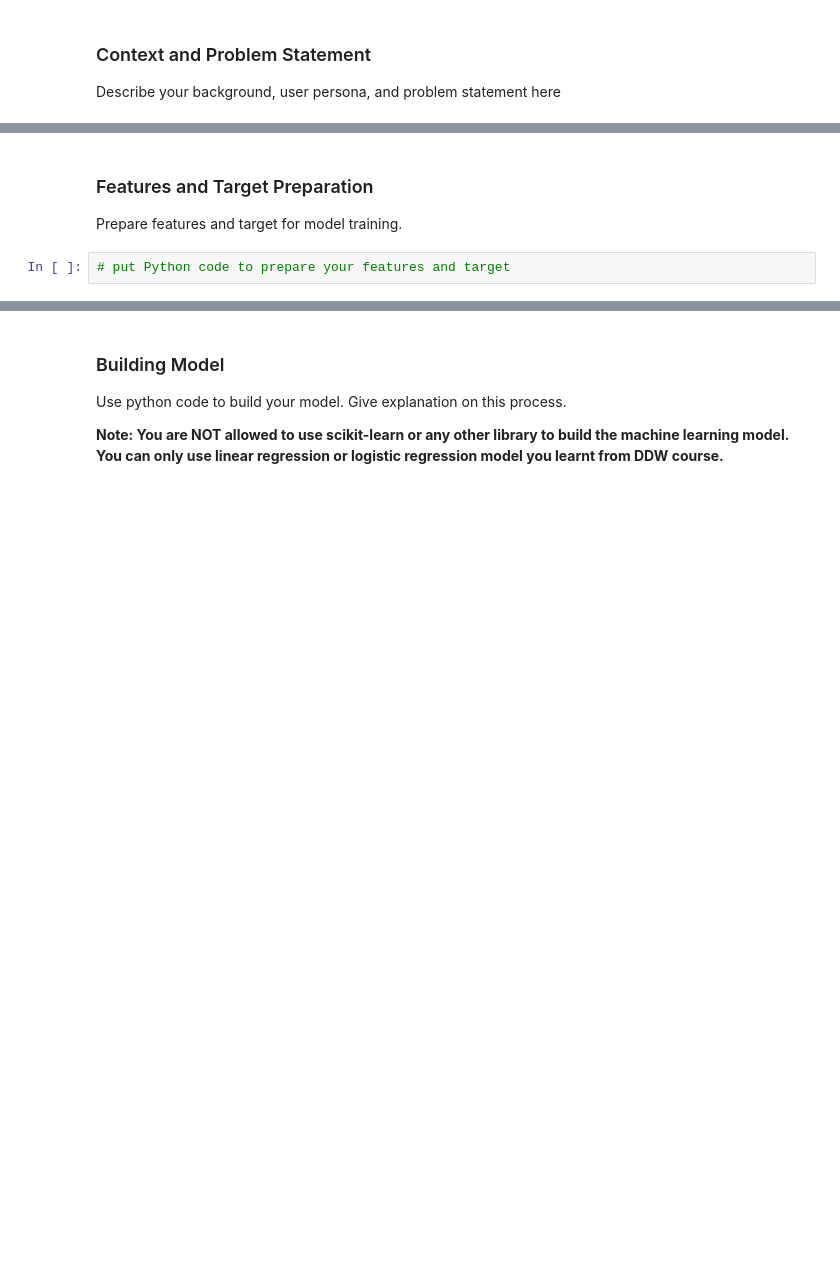
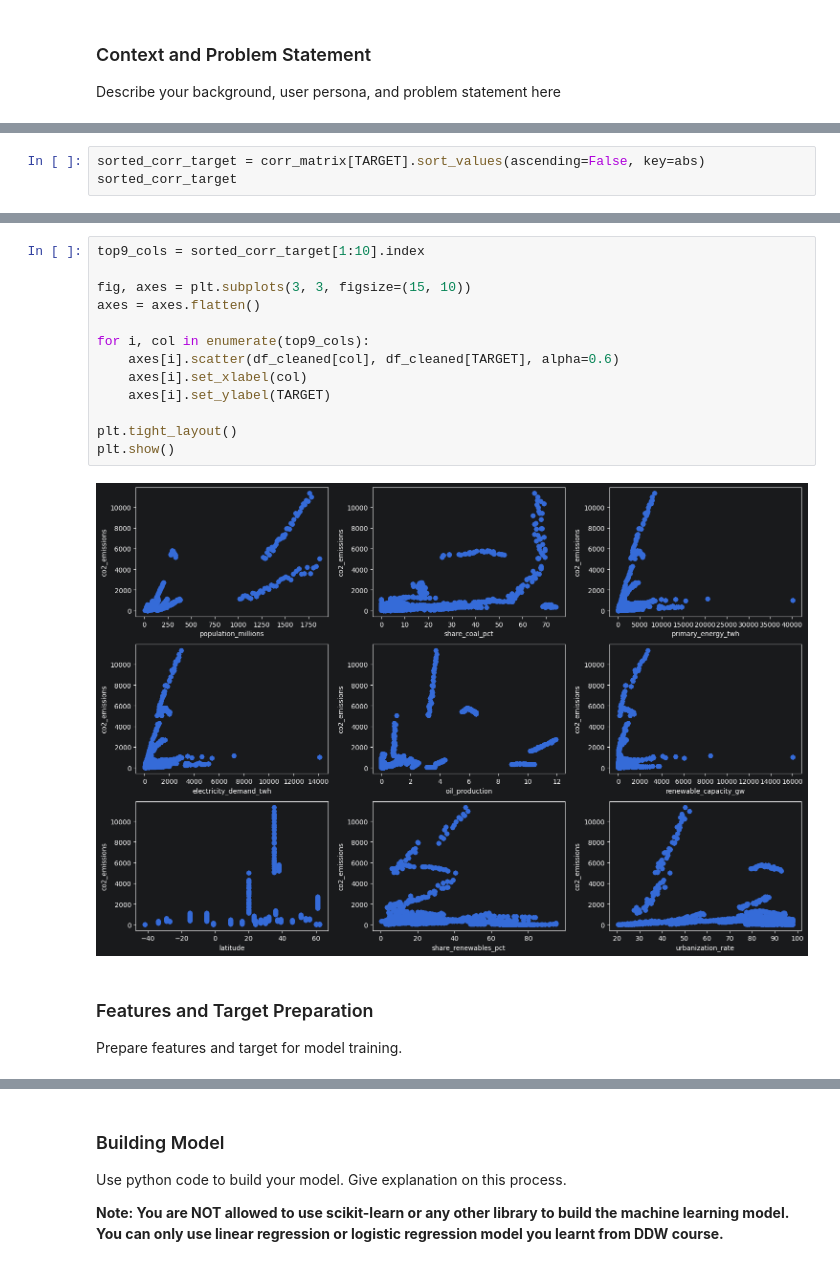
Before and after one commit to jaredliw/dtp3, a Jupyter notebook: model.ipynb, the cells around one changed output, grey strips where cells are left out. Drawn from its saved outputs; the diff is of its cells as text; blank space fills up the shorter version.

```diff
--- a/model.ipynb
+++ b/model.ipynb
@@ -46,0 +136,3 @@ Use python code to:
+# %%
+sorted_corr_target = corr_matrix[TARGET].sort_values(ascending=False, key=abs)
+sorted_corr_target
@@ -47,6 +157,19 @@ Use python code to:
+# %%
+top9_cols = sorted_corr_target[1:10].index
+
+fig, axes = plt.subplots(3, 3, figsize=(15, 10))
+axes = axes.flatten()
+
+for i, col in enumerate(top9_cols):
+    axes[i].scatter(df_cleaned[col], df_cleaned[TARGET], alpha=0.6)
+    axes[i].set_xlabel(col)
+    axes[i].set_ylabel(TARGET)
+
+plt.tight_layout()
+plt.show()
+# %% [output]
+[figure, added]
 # %% [markdown]
 ### Features and Target Preparation
 
 Prepare features and target for model training.
-# %%
-# put Python code to prepare your features and target
```
Also changed, not shown: parts of 28 cells of this notebook.
